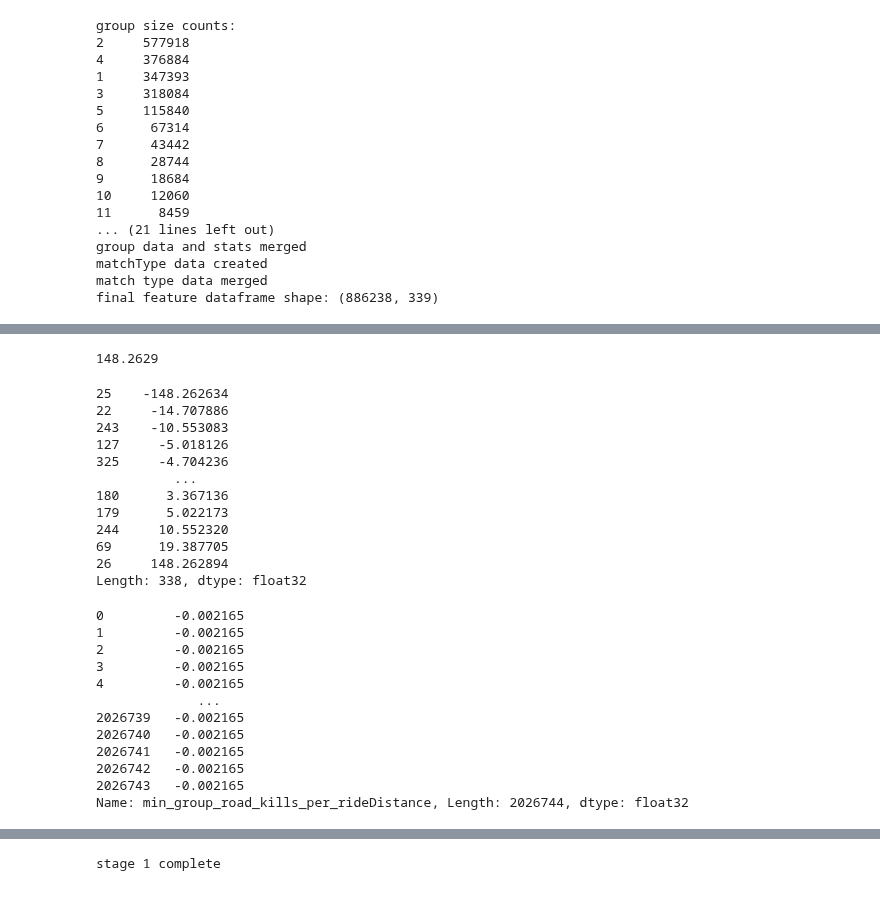
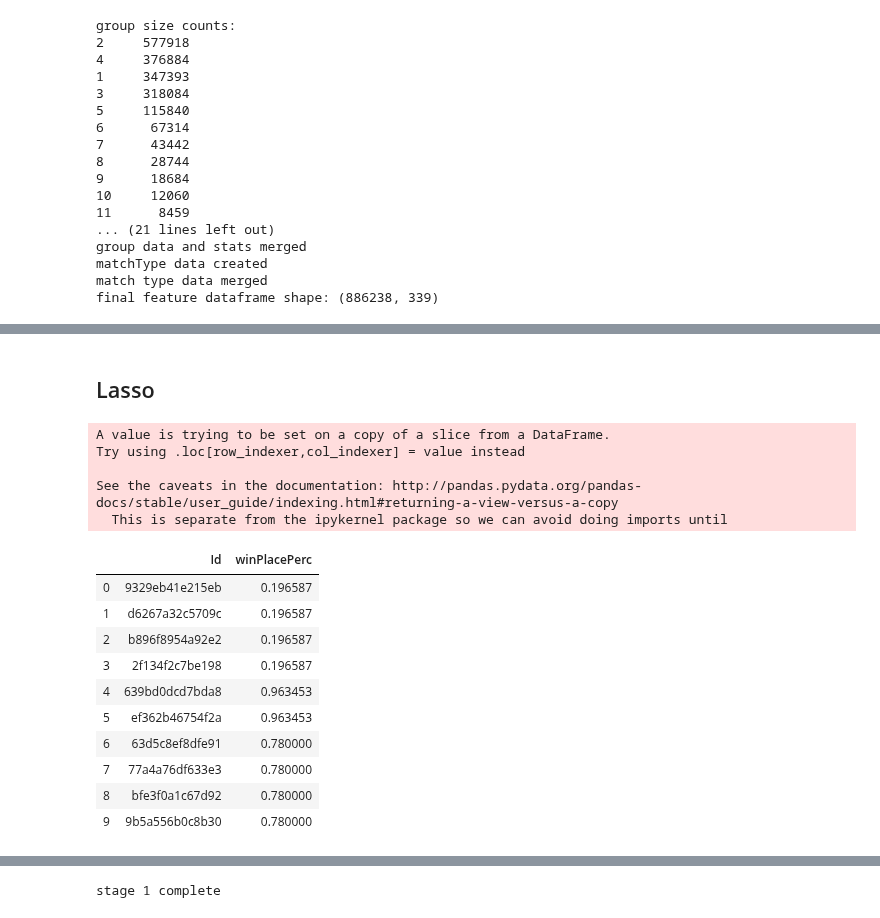
Before and after one commit to JustinLiao93/DLProject, a Jupyter notebook: PUBG Project.ipynb, the cells around one changed output, grey strips where cells are left out. Cells and saved outputs as stored; diff of their text form; code cells hidden in the pictures.

```diff
--- a/PUBG Project.ipynb
+++ b/PUBG Project.ipynb
@@ -292,8 +294,8 @@ def create_group_and_match_stats(data, gr_data):
     encoded_data = None
     gc.collect()
     print('match type data merged')
-#    cols_to_drop = ['matchType']
-#    merged_features = merged_features.drop(columns=cols_to_drop)
+    cols_to_drop = ['matchType']
+    merged_features = merged_features.drop(columns=cols_to_drop)
 
     return merged_features
 # %%
@@ -586,33 +500,34 @@ Mean absolute error: 0.05
-# %%
-coef = pd.Series(regr.coef_)
-print(coef[26])
-coef.sort_values()
-# %% [output]
-148.2629
-25    -148.262634
-22     -14.707886
-243    -10.553083
-127     -5.018126
-325     -4.704236
-          ...
-180      3.367136
-179      5.022173
-244     10.552320
-69      19.387705
-26     148.262894
-Length: 338, dtype: float32
-# %%
-train['min_group_road_kills_per_rideDistance']
-# %% [output]
-0         -0.002165
-1         -0.002165
-2         -0.002165
-3         -0.002165
-4         -0.002165
-             ...
-2026739   -0.002165
-2026740   -0.002165
-2026741   -0.002165
-2026742   -0.002165
-2026743   -0.002165
-Name: min_group_road_kills_per_rideDistance, Length: 2026744, dtype: float32
+# %% [markdown]
+## Lasso
+# %%
+def create_submission_table(X, y, id_table):
+    out = X[['matchId', 'groupId']]
+    out['winPlacePerc'] = y
+    out = id_table.merge(out, on=['matchId', 'groupId'])
+    out = out.drop(columns=['groupId', 'matchId'])
+    return out
+y_pred_regLasso = regLasso.predict(test.drop(['groupId', 'matchId'], axis =1))
+submission = create_submission_table(test, y_pred_regLasso, test_ids)
+submission.to_csv('submission_Lasso.csv', index=False)
+submission.head(10)
+
+
+#test = test.drop(columns=['matchId', 'groupId'])
+#test.head(5)
+# %% [output]
+A value is trying to be set on a copy of a slice from a DataFrame.
+Try using .loc[row_indexer,col_indexer] = value instead
+
+See the caveats in the documentation: http://pandas.pydata.org/pandas-docs/stable/user_guide/indexing.html#returning-a-view-versus-a-copy
+  This is separate from the ipykernel package so we can avoid doing imports until
+|  | Id | winPlacePerc |
+| 0 | 9329eb41e215eb | 0.196587 |
+| 1 | d6267a32c5709c | 0.196587 |
+| 2 | b896f8954a92e2 | 0.196587 |
+| 3 | 2f134f2c7be198 | 0.196587 |
+| 4 | 639bd0dcd7bda8 | 0.963453 |
+| 5 | ef362b46754f2a | 0.963453 |
+| 6 | 63d5c8ef8dfe91 | 0.780000 |
+| 7 | 77a4a76df633e3 | 0.780000 |
+| 8 | bfe3f0a1c67d92 | 0.780000 |
+| 9 | 9b5a556b0c8b30 | 0.780000 |
```
Also changed, not shown: parts of 41 cells of this notebook.
